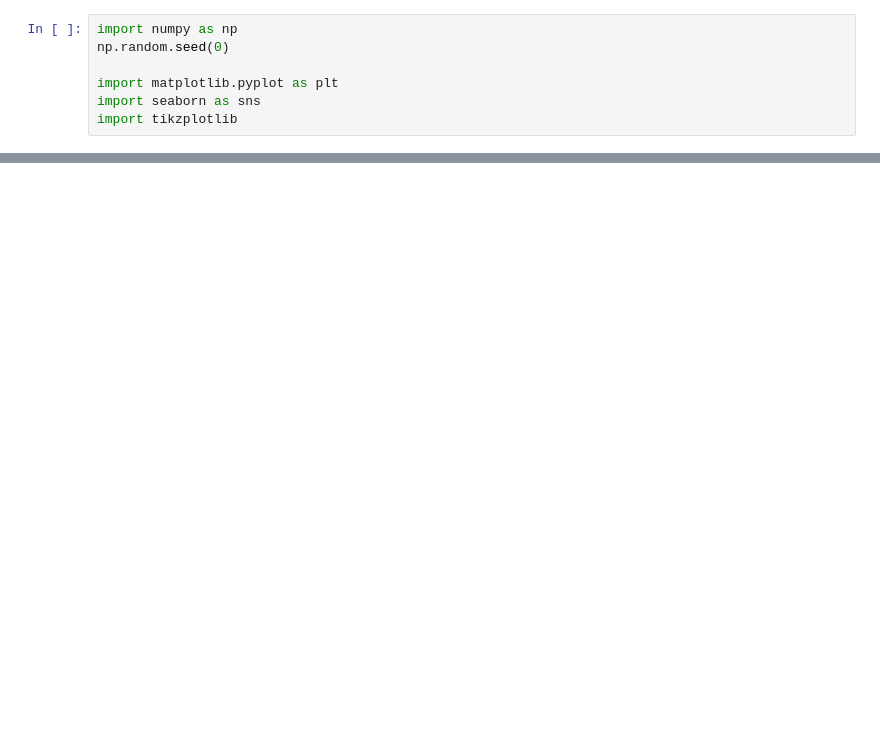
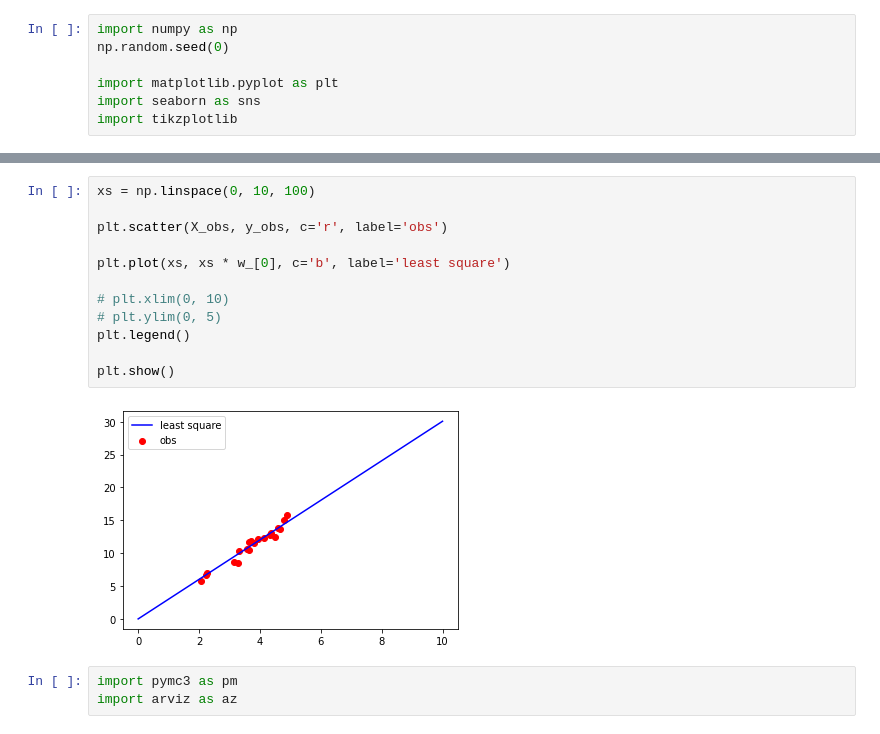
Before and after one commit to KrisNguyen135/Talks, a Jupyter notebook: notebooks/Linear regression.ipynb, the cells around one changed output, grey strips where cells are left out. Cells and saved outputs as stored; diff of their text form; blank space fills up the shorter version.

```diff
--- a/notebooks/Linear regression.ipynb
+++ b/notebooks/Linear regression.ipynb
@@ -25,0 +31,17 @@ plt.show()
+# %%
+xs = np.linspace(0, 10, 100)
+
+plt.scatter(X_obs, y_obs, c='r', label='obs')
+
+plt.plot(xs, xs * w_[0], c='b', label='least square')
+
+# plt.xlim(0, 10)
+# plt.ylim(0, 5)
+plt.legend()
+
+plt.show()
+# %% [output]
+[figure, added]
+# %%
+import pymc3 as pm
+import arviz as az
```
Also changed, not shown: parts of 7 cells of this notebook, 2 other files.
